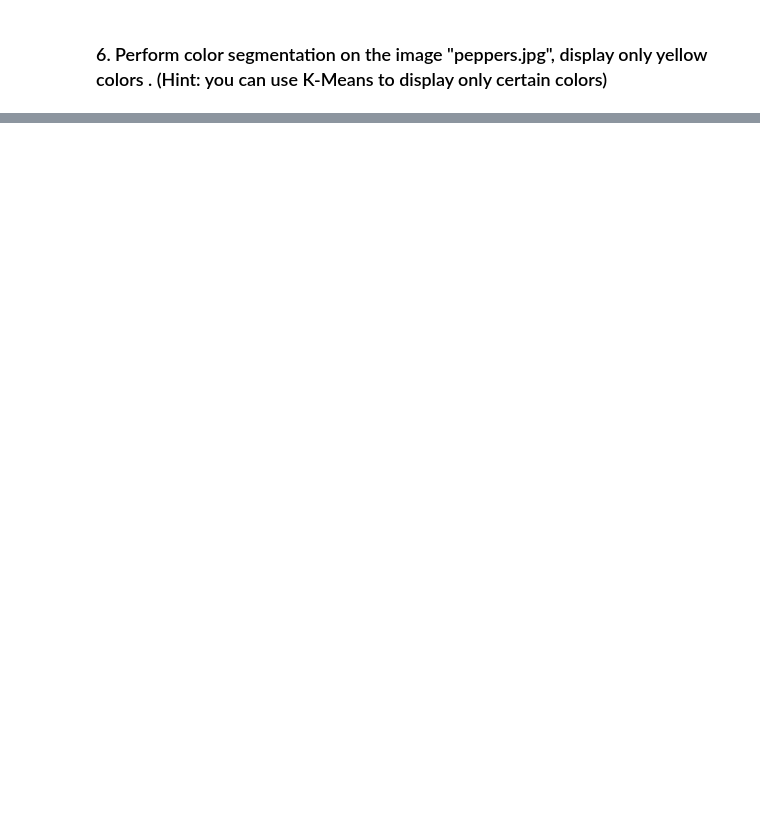
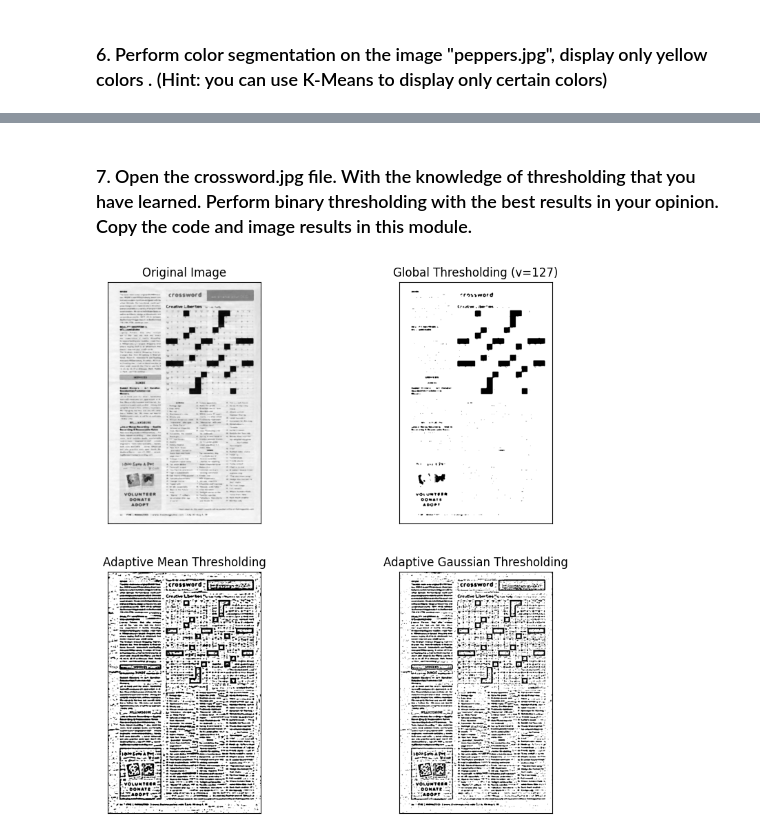
Before and after one commit to CrushedKatana/PCVK, a Jupyter notebook: Week9.ipynb, the cells around one changed output, grey strips where cells are left out. Cells and saved outputs as stored; diff of their text form; code cells hidden in the pictures; blank space fills up the shorter version.

```diff
--- a/Week9.ipynb
+++ b/Week9.ipynb
@@ -199,0 +233,41 @@ else:
+# %% [markdown]
+### 7. Open the crossword.jpg file. With the knowledge of thresholding that you have learned. Perform binary thresholding with the best results in your opinion. Copy the code and image results in this module.
+# %%
+img_path = '/content/drive/MyDrive/PCVK/Images/crossword.jpg'
+# --- Load image ---
+img = cv2.imread(img_path, cv2.IMREAD_GRAYSCALE)
+if img is None:
+    print("Error: Failed to load image.")
+else:
+    # (Optional) Apply blur to reduce noise
+    img = cv2.medianBlur(img, 5)
+
+    # --- 1. Global Thresholding (for comparison) ---
+    # This will fail due to uneven lighting
+    ret, th1 = cv2.threshold(img, 127, 255, cv2.THRESH_BINARY)
+
+    # --- 2. Adaptive Mean Thresholding ---
+    # Threshold is the mean of the neighborhood area
+    th2 = cv2.adaptiveThreshold(img, 255, cv2.ADAPTIVE_THRESH_MEAN_C,
+                                cv2.THRESH_BINARY, 11, 2)
+
+    # --- 3. Adaptive Gaussian Thresholding ---
+    # Threshold is the weighted (Gaussian) sum of the neighborhood area
+    # This often gives the best results.
+    th3 = cv2.adaptiveThreshold(img, 255, cv2.ADAPTIVE_THRESH_GAUSSIAN_C,
+                                cv2.THRESH_BINARY, 11, 2)
+
+    # --- Display results (similar to Figure 10) ---
+    titles = ['Original Image', 'Global Thresholding (v=127)',
+              'Adaptive Mean Thresholding', 'Adaptive Gaussian Thresholding']
+    images = [img, th1, th2, th3]
+
+    plt.figure(figsize=(10, 10))
+    for i in range(4):
+        plt.subplot(2, 2, i + 1)
+        plt.imshow(images[i], cmap='gray')
+        plt.title(titles[i])
+        plt.xticks([]), plt.yticks([])
+    plt.show()
+# %% [output]
+[figure, added]
```
Also changed, not shown: parts of 8 cells of this notebook.
